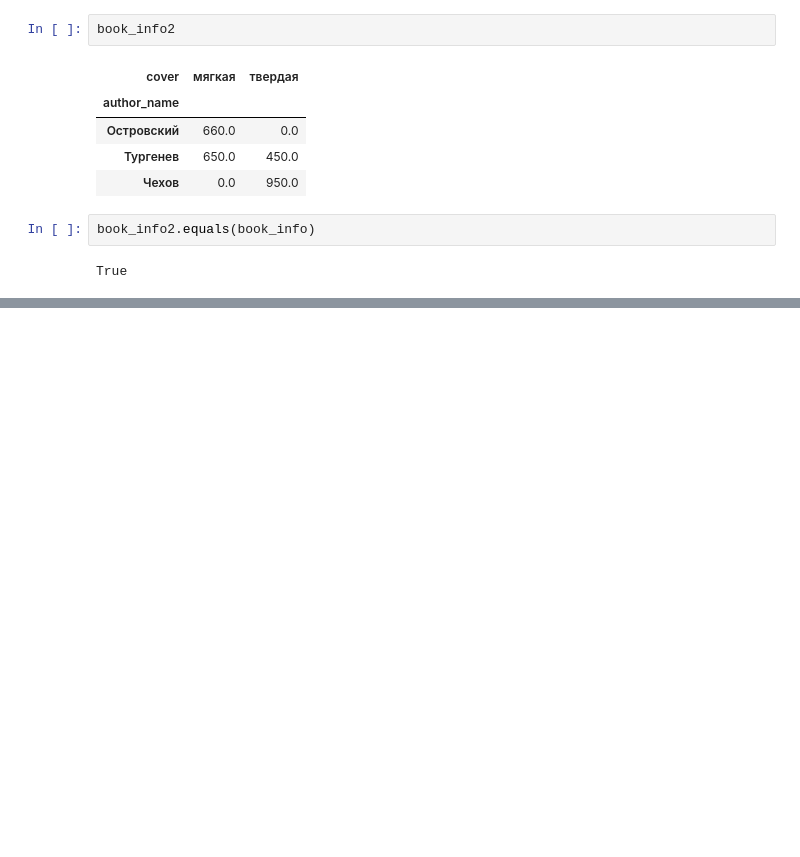
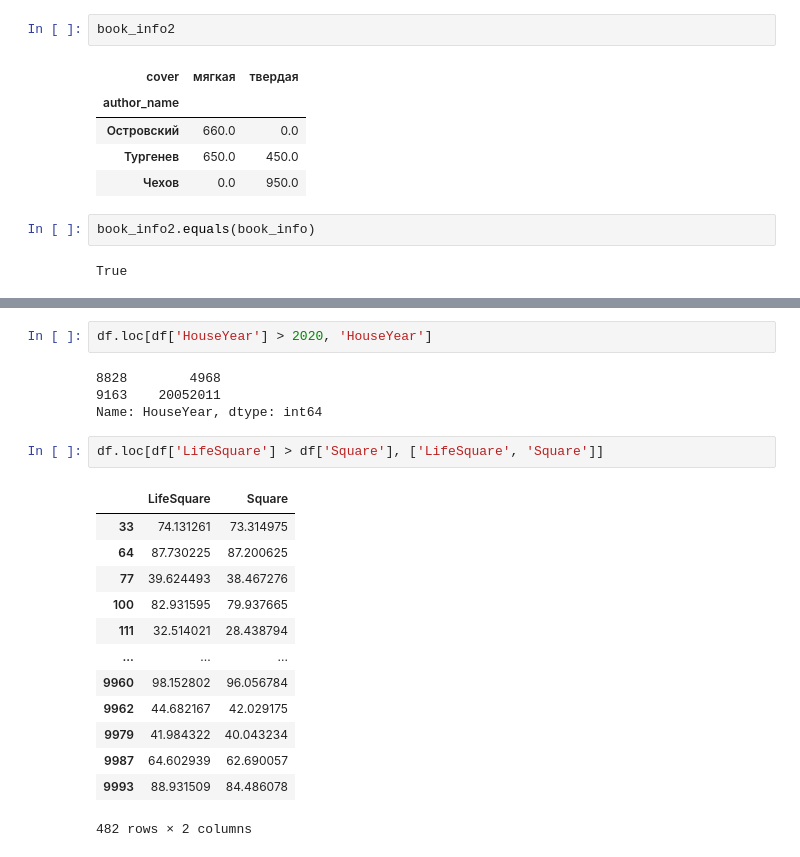
Before and after one commit to FKz11/Numpy_Pandas_Matplotlib_Scikit-learn, a Jupyter notebook: lesson-2/lesson-2.ipynb, the cells around one changed output, grey strips where cells are left out. Cells and saved outputs as stored; diff of their text form; blank space fills up the shorter version.

```diff
--- a/lesson-2/lesson-2.ipynb
+++ b/lesson-2/lesson-2.ipynb
@@ -177,0 +300,22 @@ True
+# %%
+df.loc[df['HouseYear'] > 2020, 'HouseYear']
+# %% [output]
+8828        4968
+9163    20052011
+Name: HouseYear, dtype: int64
+# %%
+df.loc[df['LifeSquare'] > df['Square'], ['LifeSquare', 'Square']]
+# %% [output]
+|  | LifeSquare | Square |
+| 33 | 74.131261 | 73.314975 |
+| 64 | 87.730225 | 87.200625 |
+| 77 | 39.624493 | 38.467276 |
+| 100 | 82.931595 | 79.937665 |
+| 111 | 32.514021 | 28.438794 |
+| ... | ... | ... |
+| 9960 | 98.152802 | 96.056784 |
+| 9962 | 44.682167 | 42.029175 |
+| 9979 | 41.984322 | 40.043234 |
+| 9987 | 64.602939 | 62.690057 |
+| 9993 | 88.931509 | 84.486078 |
+482 rows × 2 columns
```
Also changed, not shown: parts of 17 cells of this notebook.
